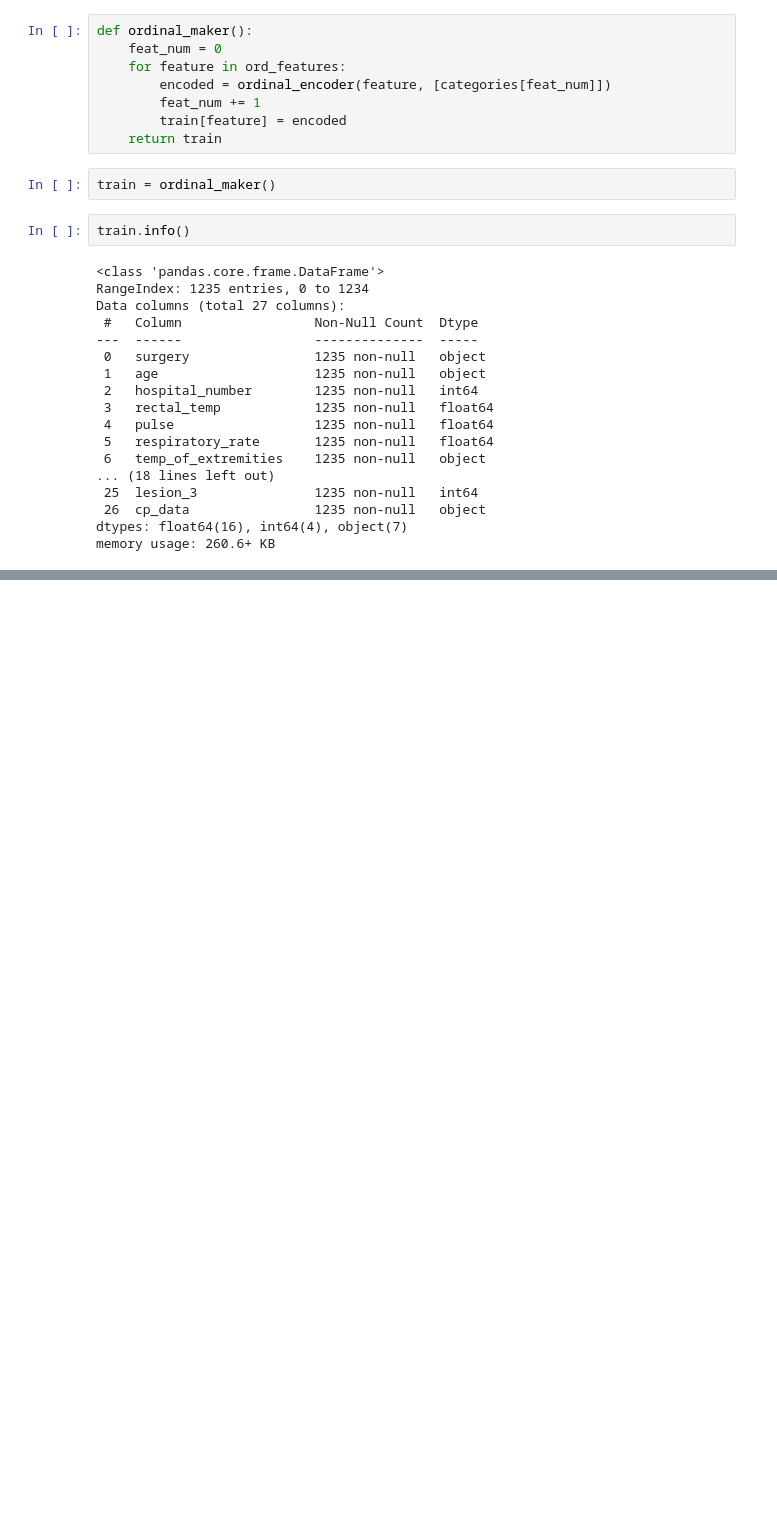
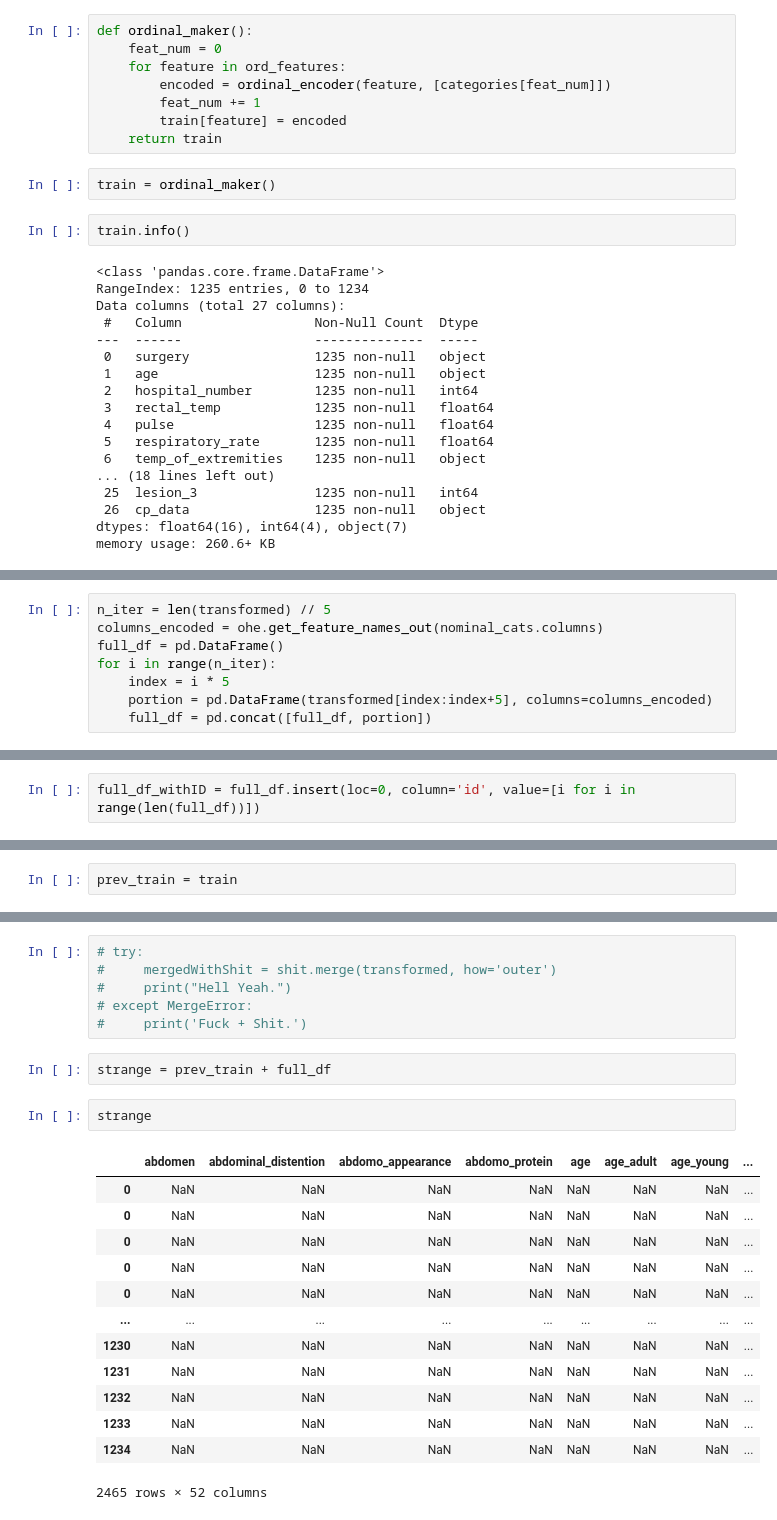
Before and after one commit to MehranZdi/horse_survival, a Jupyter notebook: horse_survival.ipynb, the cells around one changed output, grey strips where cells are left out. Cells and saved outputs as stored; diff of their text form; blank space fills up the shorter version.

```diff
--- a/horse_survival.ipynb
+++ b/horse_survival.ipynb
@@ -330,0 +368,8 @@ memory usage: 260.6+ KB
+# %%
+n_iter = len(transformed) // 5
+columns_encoded = ohe.get_feature_names_out(nominal_cats.columns)
+full_df = pd.DataFrame()
+for i in range(n_iter):
+    index = i * 5
+    portion = pd.DataFrame(transformed[index:index+5], columns=columns_encoded)
+    full_df = pd.concat([full_df, portion])
@@ -330,0 +425,2 @@ memory usage: 260.6+ KB
+# %%
+full_df_withID = full_df.insert(loc=0, column='id', value=[i for i in range(len(full_df))])
@@ -330,0 +441,2 @@ memory usage: 260.6+ KB
+# %%
+prev_train = train
@@ -330,0 +466,24 @@ memory usage: 260.6+ KB
+# %%
+# try:
+#     mergedWithShit = shit.merge(transformed, how='outer')
+#     print("Hell Yeah.")
+# except MergeError:
+#     print('Fuck + Shit.')
+# %%
+strange = prev_train + full_df
+# %%
+strange
+# %% [output]
+|  | abdomen | abdominal_distention | abdomo_appearance | abdomo_protein | age | age_adult | age_young | ... |
+| 0 | NaN | NaN | NaN | NaN | NaN | NaN | NaN | ... |
+| 0 | NaN | NaN | NaN | NaN | NaN | NaN | NaN | ... |
+| 0 | NaN | NaN | NaN | NaN | NaN | NaN | NaN | ... |
+| 0 | NaN | NaN | NaN | NaN | NaN | NaN | NaN | ... |
+| 0 | NaN | NaN | NaN | NaN | NaN | NaN | NaN | ... |
+| ... | ... | ... | ... | ... | ... | ... | ... | ... |
+| 1230 | NaN | NaN | NaN | NaN | NaN | NaN | NaN | ... |
+| 1231 | NaN | NaN | NaN | NaN | NaN | NaN | NaN | ... |
+| 1232 | NaN | NaN | NaN | NaN | NaN | NaN | NaN | ... |
+| 1233 | NaN | NaN | NaN | NaN | NaN | NaN | NaN | ... |
+| 1234 | NaN | NaN | NaN | NaN | NaN | NaN | NaN | ... |
+2465 rows × 52 columns
```
Also changed, not shown: parts of 33 cells of this notebook.
